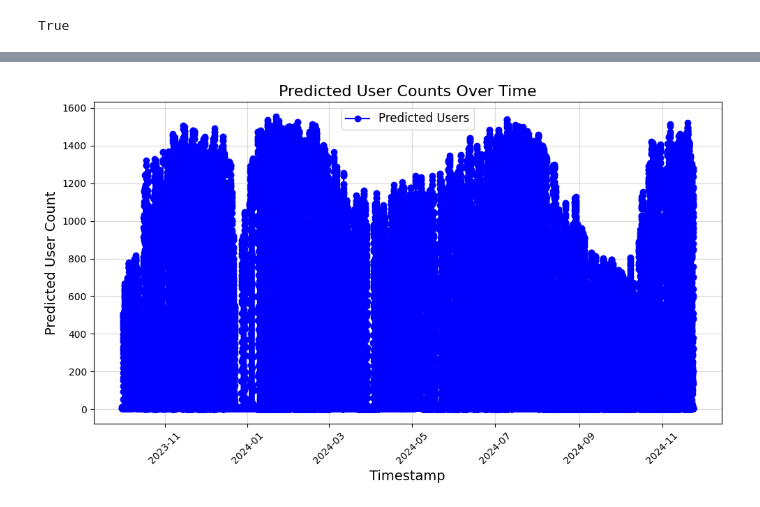
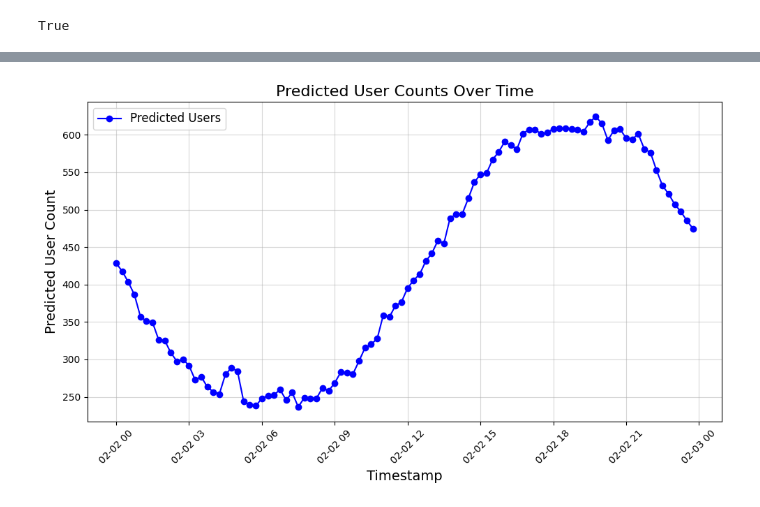
Before and after one commit to bibradar/ml, a Jupyter notebook: tst.ipynb, the cells around one changed output, grey strips where cells are left out. Cells and saved outputs as stored; diff of their text form; code cells hidden in the pictures.

```diff
--- a/tst.ipynb
+++ b/tst.ipynb
@@ -155,3 +224,4 @@ int(datetime.datetime.now().replace(hour=0, minute=0, second=0).timestamp() + da
 # %%
-date = datetime.datetime.now().replace(hour=0, minute=0, second=0) + datetime.timedelta(days=1)
-df = pd.DataFrame(load_model_and_get_prediction(int(date.timestamp()), 1))
+date = datetime.datetime.now().replace(hour=0, minute=0, second=0) + datetime.timedelta(days=70)
+predicted_data = pd.DataFrame(load_model_and_get_prediction(int(date.timestamp()), 1))
+predicted_data.head()
@@ -174,16 +235,16 @@ df
 # %%
 plt.figure(figsize=(10, 6))
-plt.plot(df['timestamp'], df['predicted_user_count'], marker='o', linestyle='-', color='blue', label='Predicted Users')
+plt.plot(predicted_data['timestamp'], predicted_data['predicted_user_count'], marker='o', linestyle='-', color='blue', label='Predicted Users')
 
 plt.title('Predicted User Counts Over Time', fontsize=16)
 plt.xlabel('Timestamp', fontsize=14)
 plt.ylabel('Predicted User Count', fontsize=14)
 plt.xticks(rotation=45, fontsize=10)
 plt.yticks(fontsize=10)
 plt.legend(fontsize=12)
 plt.grid(alpha=0.5)
 plt.tight_layout()
 
 plt.show()
 # %% [output]
-[figure, old version]
+[figure, new version]
```
Also changed, not shown: parts of 8 cells of this notebook.
